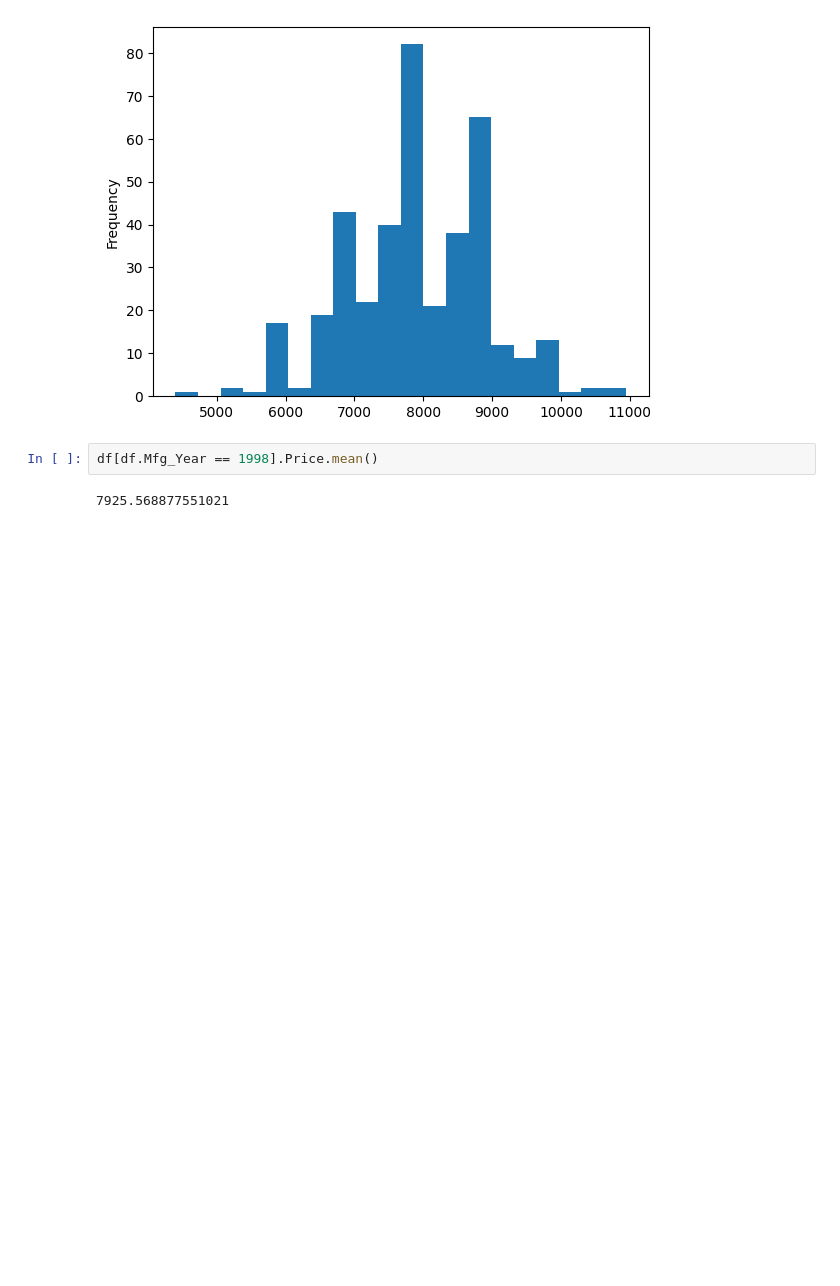
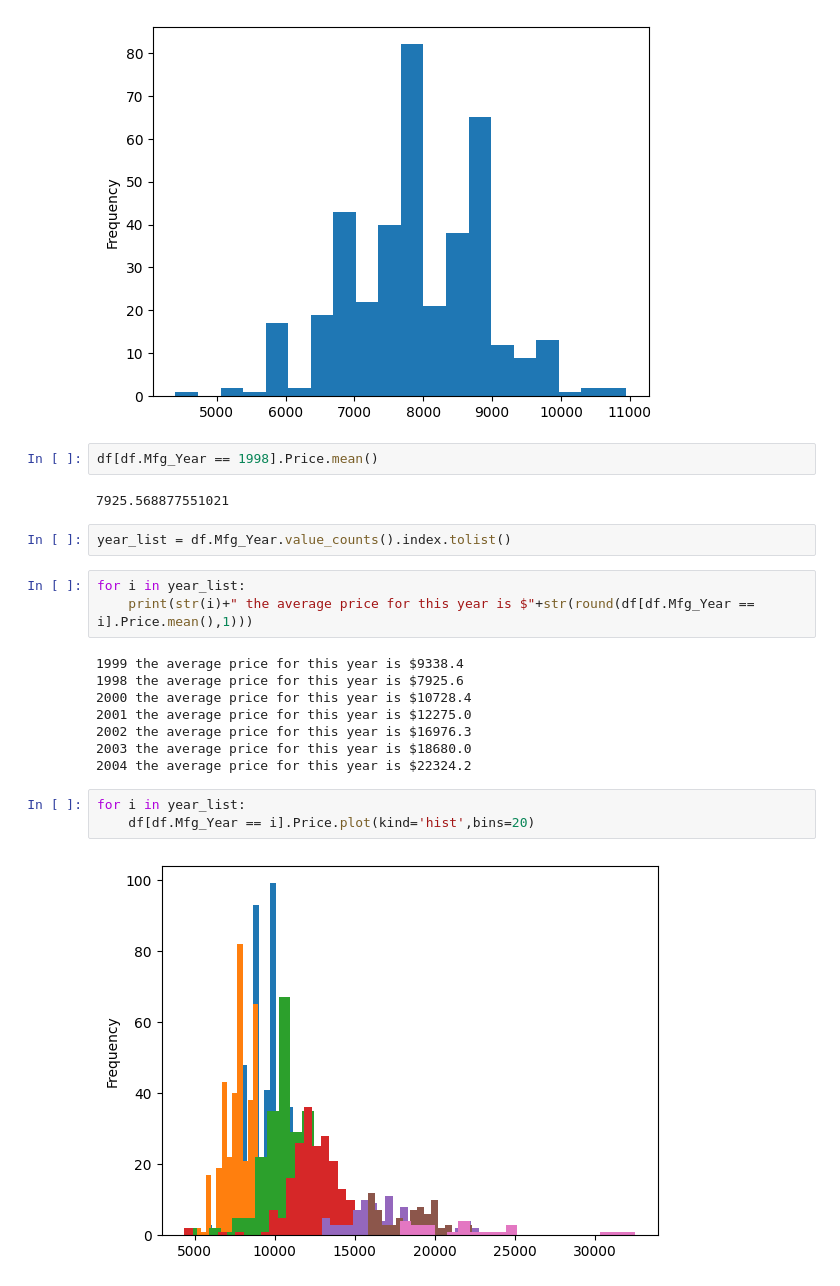
Before and after one commit to xioulin/pythonForMBAs, a Jupyter notebook: corollas/notebook/corollas.ipynb, the cells around one changed output. Cells and saved outputs as stored; diff of their text form; blank space fills up the shorter version.

```diff
--- a/corollas/notebook/corollas.ipynb
+++ b/corollas/notebook/corollas.ipynb
@@ -69,3 +69,21 @@ df[df.Mfg_Year == 1998].Price.plot(kind='hist',bins=20)
 df[df.Mfg_Year == 1998].Price.mean()
 # %% [output]
 7925.568877551021
+# %%
+year_list = df.Mfg_Year.value_counts().index.tolist()
+# %%
+for i in year_list:
+    print(str(i)+" the average price for this year is $"+str(round(df[df.Mfg_Year == i].Price.mean(),1)))
+# %% [output]
+1999 the average price for this year is $9338.4
+1998 the average price for this year is $7925.6
+2000 the average price for this year is $10728.4
+2001 the average price for this year is $12275.0
+2002 the average price for this year is $16976.3
+2003 the average price for this year is $18680.0
+2004 the average price for this year is $22324.2
+# %%
+for i in year_list:
+    df[df.Mfg_Year == i].Price.plot(kind='hist',bins=20)
+# %% [output]
+[figure, added]
```
Also changed, not shown: parts of 3 cells of this notebook.
